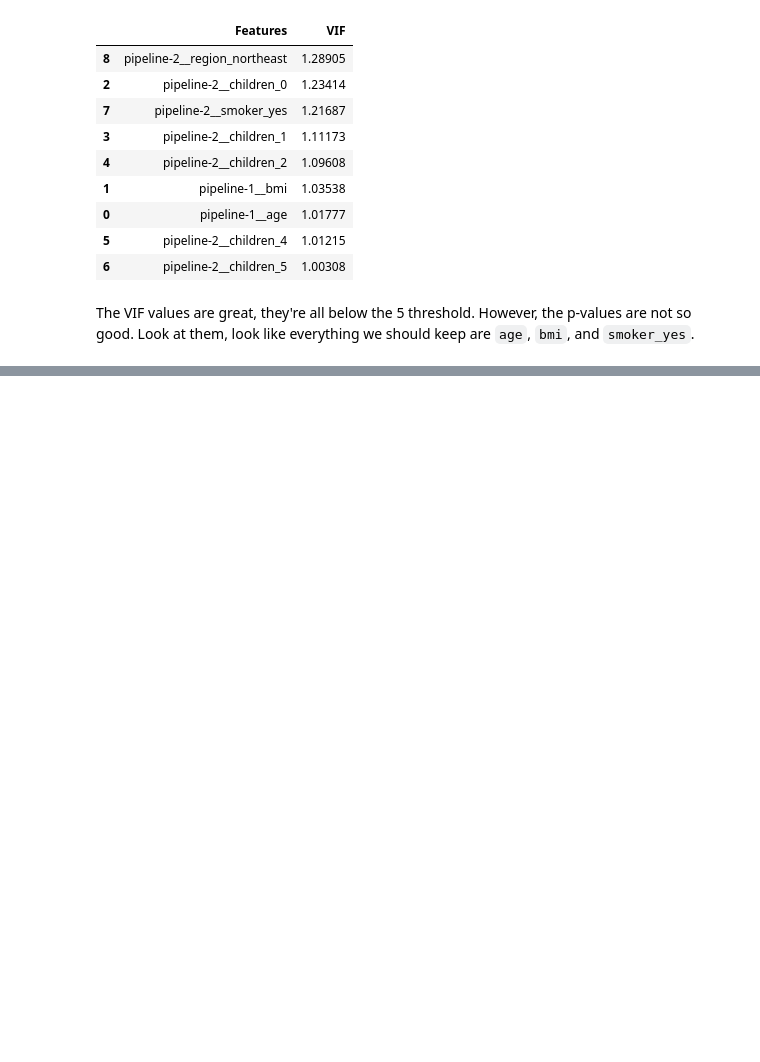
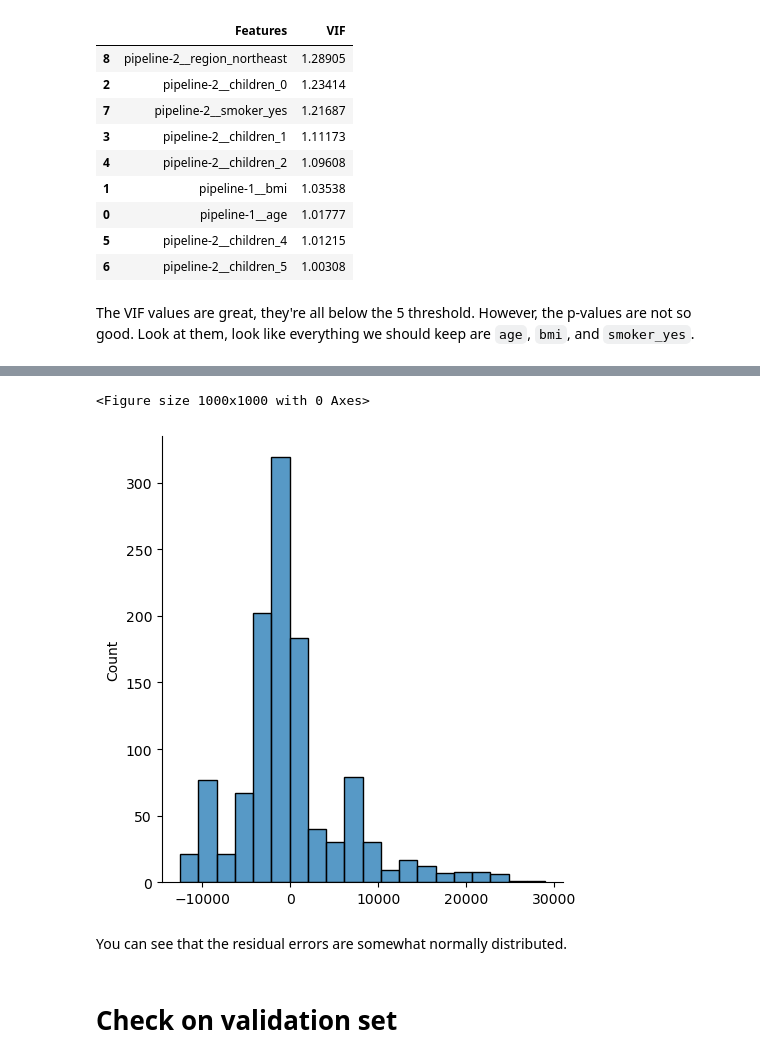
Before and after one commit to tandao0909/optimization-in-finance, a Jupyter notebook: finance.ipynb, the cells around one changed output, grey strips where cells are left out. Saved outputs shown, nothing was run; the diff lists cells and outputs as text; code cells hidden in the pictures; blank space fills up the shorter version.

```diff
--- a/finance.ipynb
+++ b/finance.ipynb
@@ -306,3 +307,7 @@ vif.sort_values(by="VIF", ascending=False)
 | 6 | pipeline-2__children_5 | 1.00308 |
 # %% [markdown]
 The VIF values are great, they're all below the 5 threshold. However, the p-values are not so good. Look at them, look like everything we should keep are `age`, `bmi`, and `smoker_yes`.
+# %%
+columns = ["pipeline-1__age", "pipeline-1__bmi", "pipeline-2__smoker_yes"]
+X_train_preprocessed_dataframe = X_train_preprocessed_dataframe[columns]
+X_train_preprocessed_dataframe.sort_index()
@@ -308,0 +328,4 @@ The VIF values are great, they're all below the 5 threshold. However, the p-valu
+# %%
+X_train = sm.add_constant(X_train_preprocessed_dataframe)
+ols = sm.OLS(y_train, X_train).fit()
+print(ols.summary())
@@ -308,0 +350,13 @@ The VIF values are great, they're all below the 5 threshold. However, the p-valu
+# %%
+y_predict = ols.predict(X_train)
+
+plt.figure(figsize=(10, 10))
+sns.displot((y_train - y_predict), bins=20)
+plt.show()
+# %% [output]
+<Figure size 1000x1000 with 0 Axes>
+[figure, added]
+# %% [markdown]
+You can see that the residual errors are somewhat normally distributed.
+# %% [markdown]
+# Check on validation set
```
Also changed, not shown: parts of 16 cells of this notebook.
